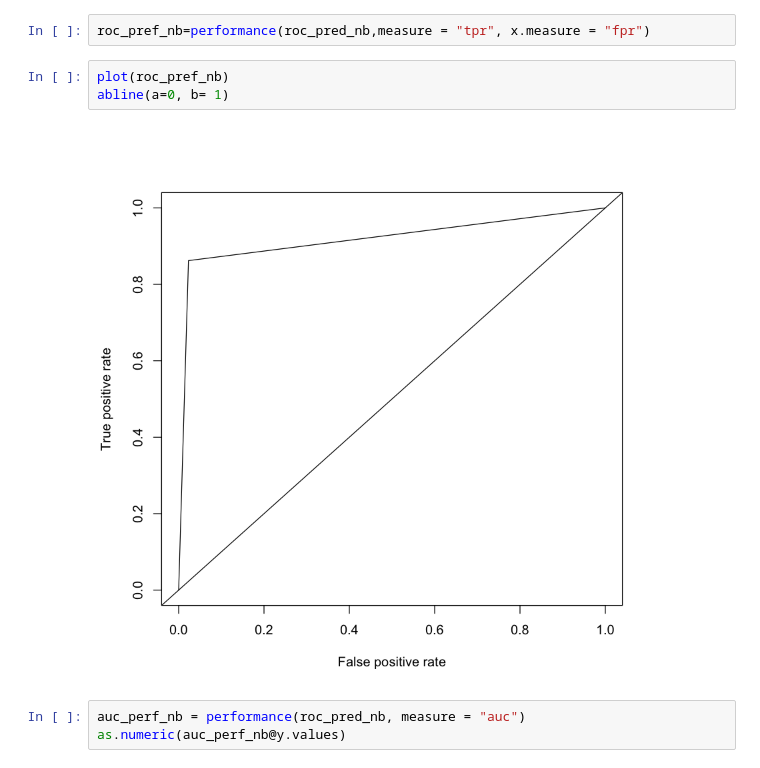
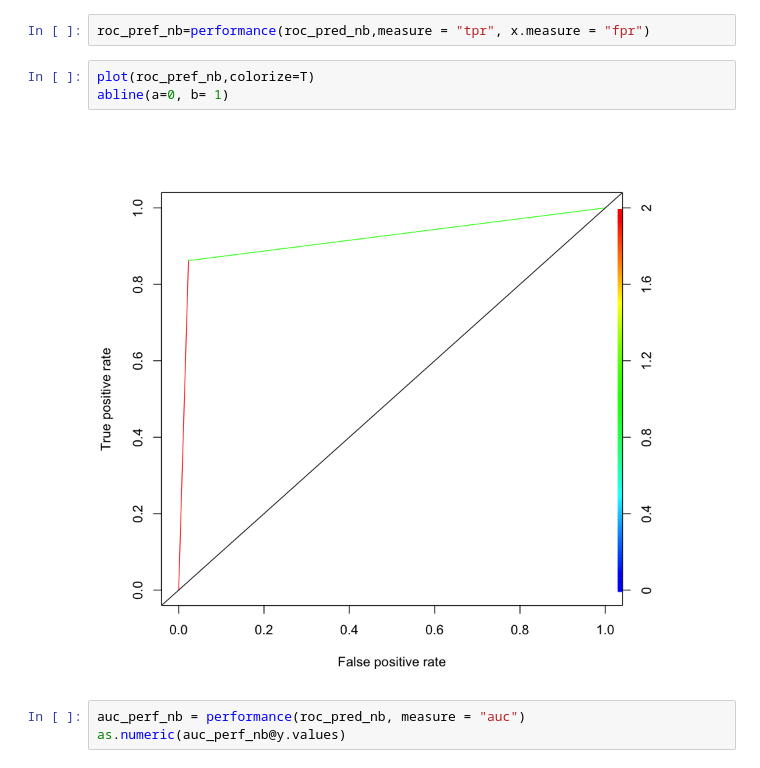
Before and after one commit to jamalarz/Projet_Supervised_Learning, a Jupyter notebook: Projet_Supervised_Learning.ipynb, the cells around one changed output. Drawn from its saved outputs; the diff is of its cells as text.

```diff
--- a/Projet_Supervised_Learning.ipynb
+++ b/Projet_Supervised_Learning.ipynb
@@ -361,10 +361,10 @@ roc_pred_nb=prediction(as.numeric(as.character(pred)),datad_us_test$Class)
 # %%
 roc_pref_nb=performance(roc_pred_nb,measure = "tpr", x.measure = "fpr")
 # %%
-plot(roc_pref_nb)
+plot(roc_pref_nb,colorize=T)
 abline(a=0, b= 1)
 # %% [output]
-[figure, old version]
+[figure, new version]
 # %%
 auc_perf_nb = performance(roc_pred_nb, measure = "auc")
 as.numeric(auc_perf_nb@y.values)
```
Also changed, not shown: parts of 13 cells of this notebook.
